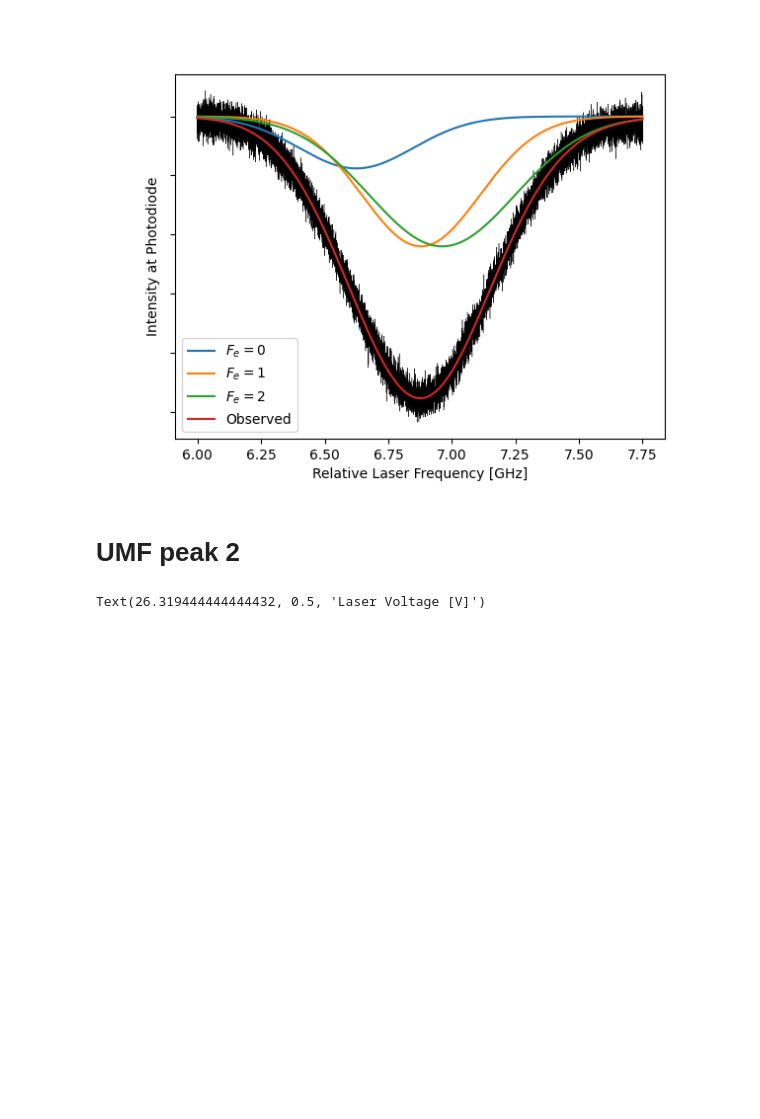
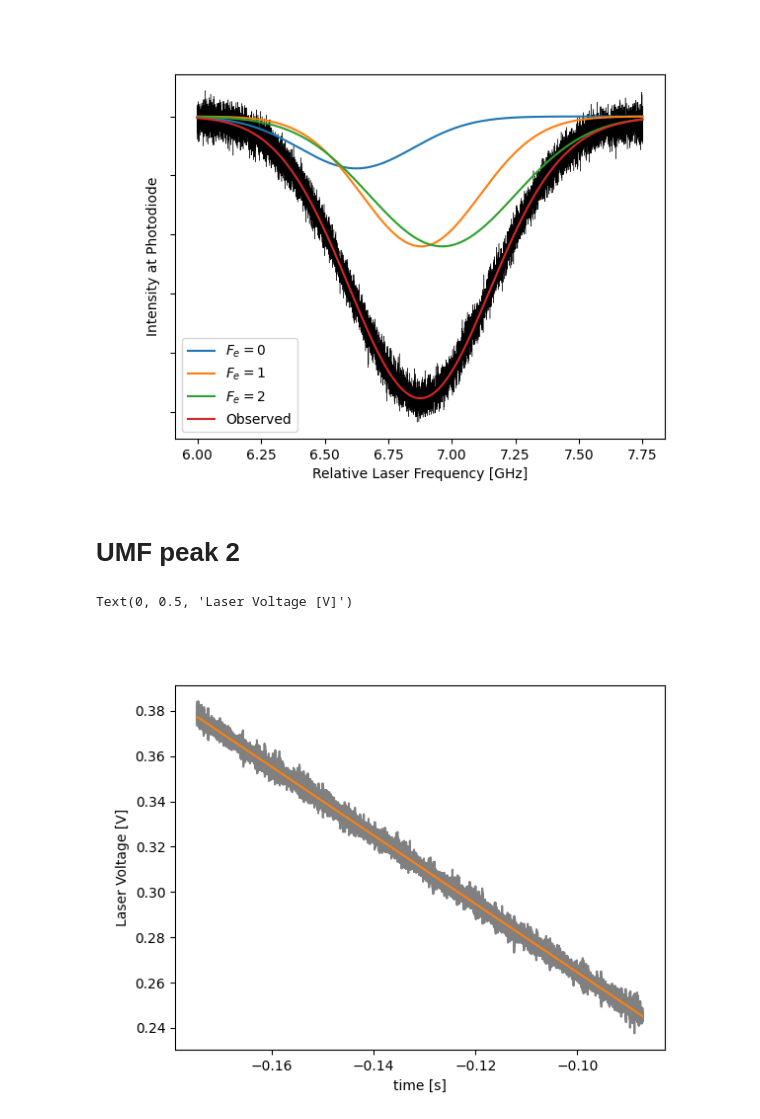
Before and after one commit to benjaminorthner/quantumlab, a Jupyter notebook: rb_spec/rb_spec.ipynb, the cells around one changed output. Drawn from its saved outputs; the diff is of its cells as text; code cells hidden in the pictures; blank space fills up the shorter version.

```diff
--- a/rb_spec/rb_spec.ipynb
+++ b/rb_spec/rb_spec.ipynb
@@ -409,23 +414,27 @@ FWHM F2: 673.2 MHz      f0: 3.842374467e+14 Hz          T: 520.1 K      vel: 525
 # %% [markdown]
 # UMF peak 2
 # %%
+plt.close()
 dataframe = read_csv("UMF_2.CSV", names=["t","c1", "c2"])
 dataframe.drop(dataframe.index[[0]], inplace=True)
 dataframe = dataframe.astype(float)
 
 data = dataframe.values
 top_trim = 70000
 bottom_trim = 20000
+bottom_trim = 0
+top_trim = 95000
 t, c1, c2 = data[bottom_trim:top_trim, 0], data[bottom_trim:top_trim, 1], data[bottom_trim:top_trim, 2]
 
 # linear regression for voltage curve)
 m, c, _, _, _ = linregress(t, c1)
 c1_linearised = m * t + c
 
 plt.plot(t, c1, color='gray')
 plt.plot(t, c1_linearised, color='C1')
 
 plt.xlabel("time [s]")
 plt.ylabel("Laser Voltage [V]")
 # %% [output]
-Text(26.319444444444432, 0.5, 'Laser Voltage [V]')
+Text(0, 0.5, 'Laser Voltage [V]')
+[figure, added]
```
Also changed, not shown: parts of 13 cells of this notebook.
